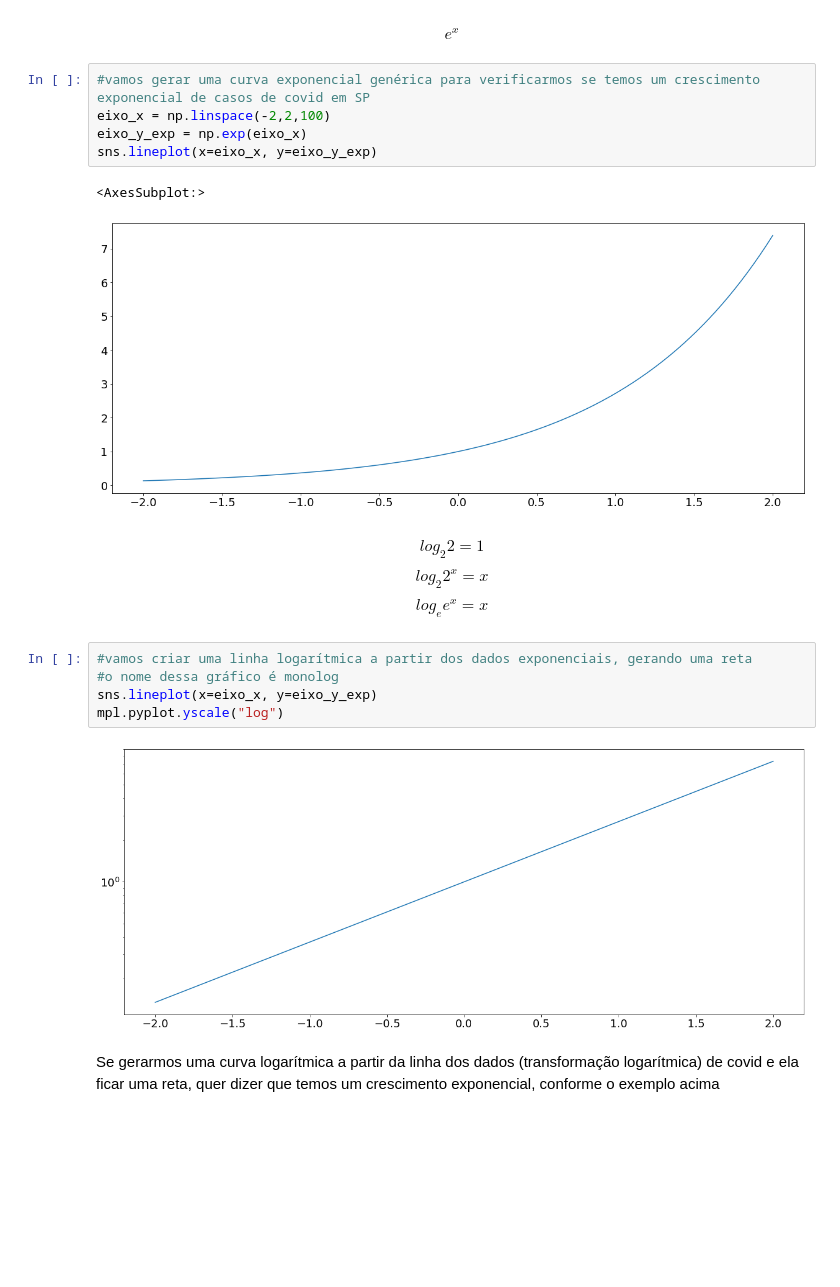
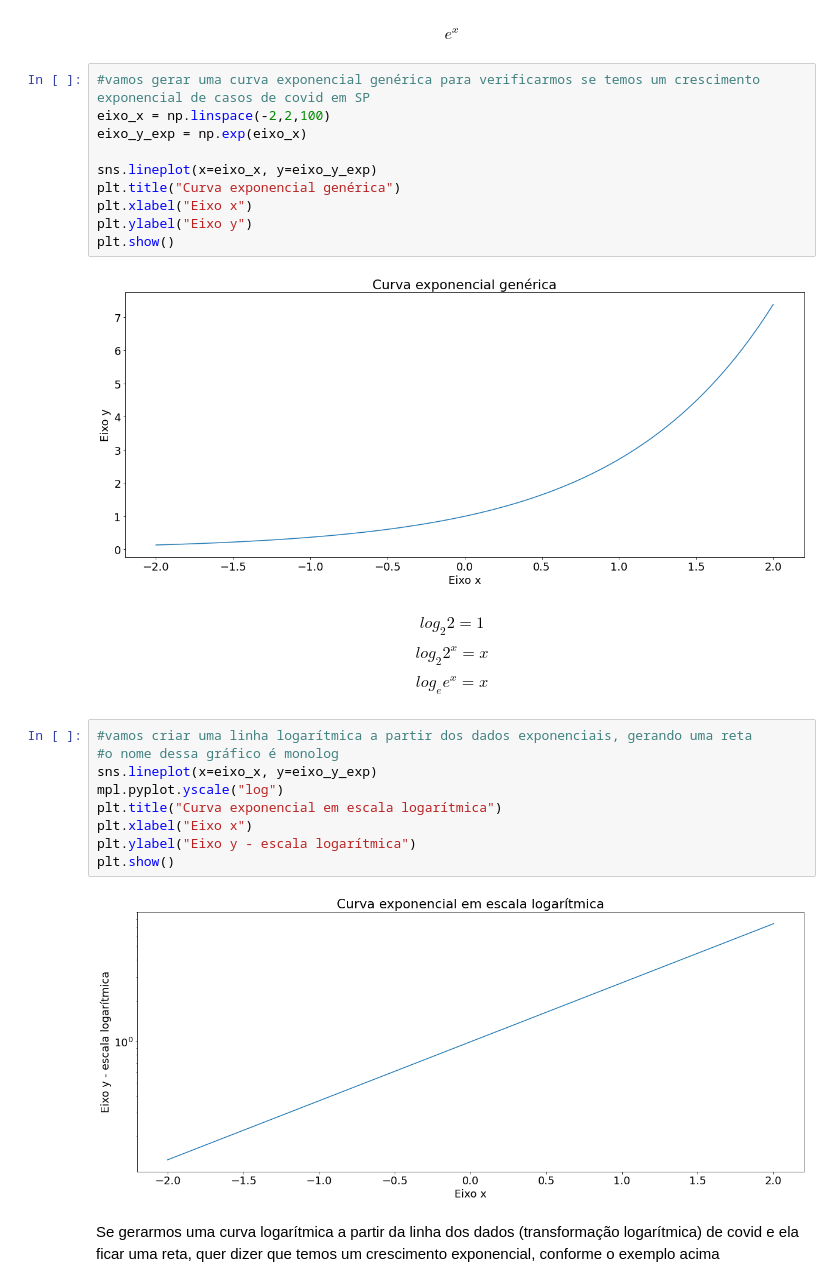
Before and after one commit to cmattosr/bootcampDS_Mod03, a Jupyter notebook: BootcampDataScience_Mod03.ipynb, the cells around one changed output. Cells and saved outputs as stored; diff of their text form; blank space fills up the shorter version.

```diff
--- a/BootcampDataScience_Mod03.ipynb
+++ b/BootcampDataScience_Mod03.ipynb
@@ -52,11 +61,15 @@ $$ e^x $$
 # %%
 #vamos gerar uma curva exponencial genérica para verificarmos se temos um crescimento exponencial de casos de covid em SP
 eixo_x = np.linspace(-2,2,100)
 eixo_y_exp = np.exp(eixo_x)
+
 sns.lineplot(x=eixo_x, y=eixo_y_exp)
+plt.title("Curva exponencial genérica")
+plt.xlabel("Eixo x")
+plt.ylabel("Eixo y")
+plt.show()
 # %% [output]
-<AxesSubplot:>
-[figure, old version]
+[figure, new version]
 # %% [markdown]
 $$ log_2 2 = 1 $$
 $$ log_2 2^x = x $$
@@ -66,8 +79,12 @@ $$ log_e e^x = x $$
 #o nome dessa gráfico é monolog
 sns.lineplot(x=eixo_x, y=eixo_y_exp)
 mpl.pyplot.yscale("log")
+plt.title("Curva exponencial em escala logarítmica")
+plt.xlabel("Eixo x")
+plt.ylabel("Eixo y - escala logarítmica")
+plt.show()
 # %% [output]
-[figure, old version]
+[figure, new version]
 # %% [markdown]
 Se gerarmos uma curva logarítmica a partir da linha dos dados (transformação logarítmica) de covid e ela ficar uma reta, quer dizer que temos um crescimento exponencial, conforme o exemplo acima
 # %%
```
Also changed, not shown: parts of 34 cells of this notebook.
